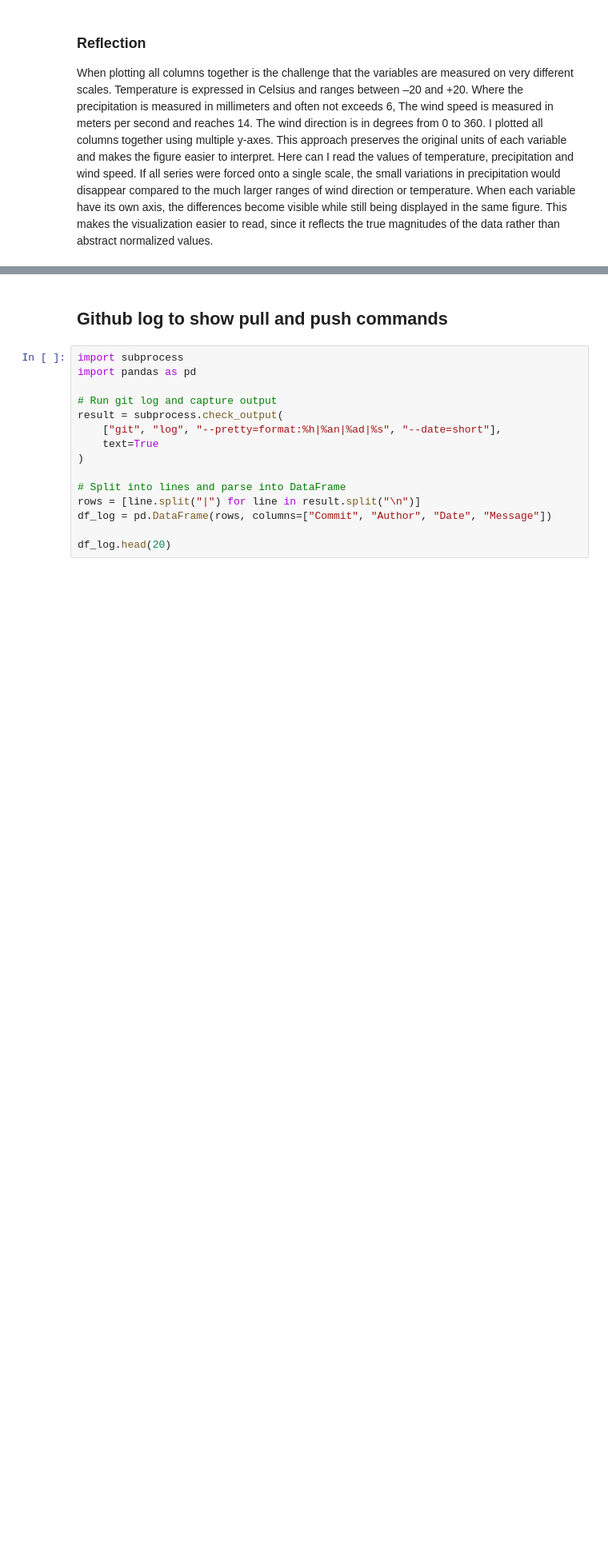
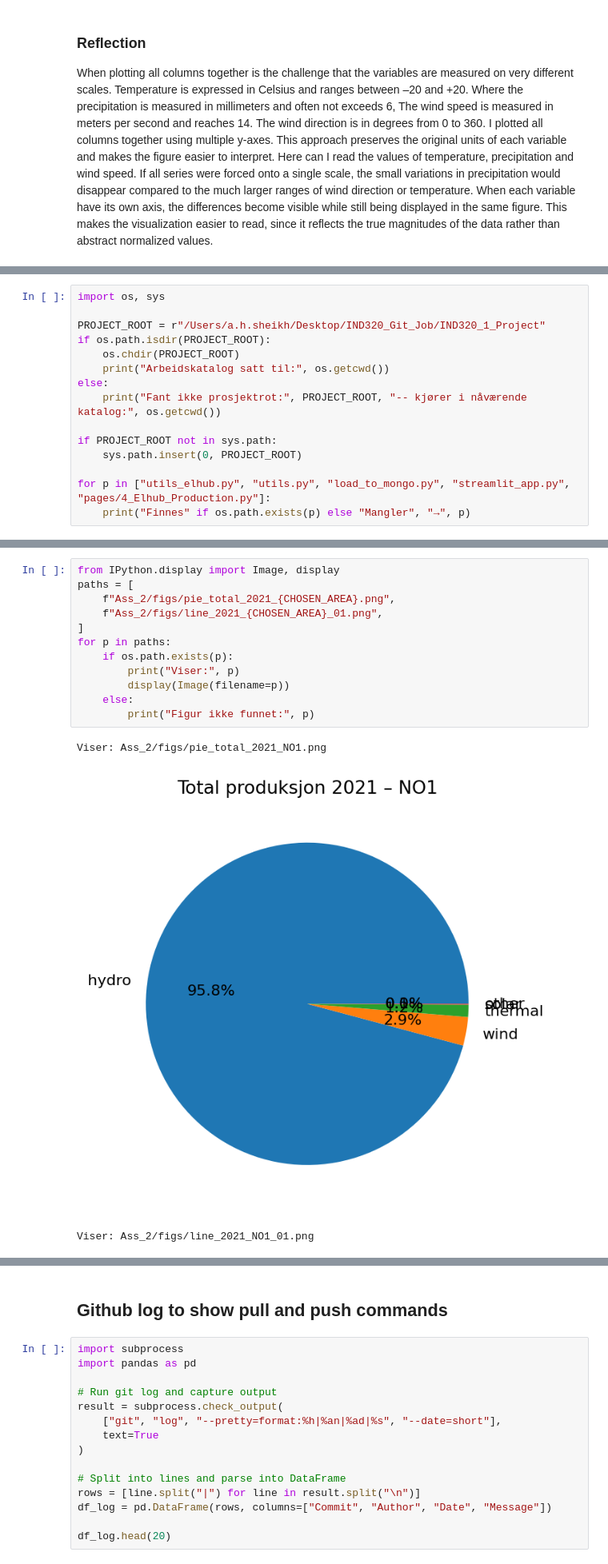
Before and after one commit to Sheikh20o3/IND320_1_Project, a Jupyter notebook: Ass_2/Innlevering_Ass_2.ipynb, the cells around one changed output, grey strips where cells are left out. Shown at 80% size. Saved outputs shown, nothing was run; the diff lists cells and outputs as text; blank space fills up the shorter version.

```diff
--- a/Ass_2/Innlevering_Ass_2.ipynb
+++ b/Ass_2/Innlevering_Ass_2.ipynb
@@ -142,0 +172,15 @@ When plotting all columns together is the challenge that the variables are measu
+# %%
+import os, sys
+
+PROJECT_ROOT = r"/Users/a.h.sheikh/Desktop/IND320_Git_Job/IND320_1_Project"
+if os.path.isdir(PROJECT_ROOT):
+    os.chdir(PROJECT_ROOT)
+    print("Arbeidskatalog satt til:", os.getcwd())
+else:
+    print("Fant ikke prosjektrot:", PROJECT_ROOT, "-- kjører i nåværende katalog:", os.getcwd())
+
+if PROJECT_ROOT not in sys.path:
+    sys.path.insert(0, PROJECT_ROOT)
+
+for p in ["utils_elhub.py", "utils.py", "load_to_mongo.py", "streamlit_app.py", "pages/4_Elhub_Production.py"]:
+    print("Finnes" if os.path.exists(p) else "Mangler", "→", p)
@@ -142,0 +225,16 @@ When plotting all columns together is the challenge that the variables are measu
+# %%
+from IPython.display import Image, display
+paths = [
+    f"Ass_2/figs/pie_total_2021_{CHOSEN_AREA}.png",
+    f"Ass_2/figs/line_2021_{CHOSEN_AREA}_01.png",
+]
+for p in paths:
+    if os.path.exists(p):
+        print("Viser:", p)
+        display(Image(filename=p))
+    else:
+        print("Figur ikke funnet:", p)
+# %% [output]
+Viser: Ass_2/figs/pie_total_2021_NO1.png
+[figure, added]
+Viser: Ass_2/figs/line_2021_NO1_01.png
```
Also changed, not shown: parts of 8 cells of this notebook, 12 other files.
